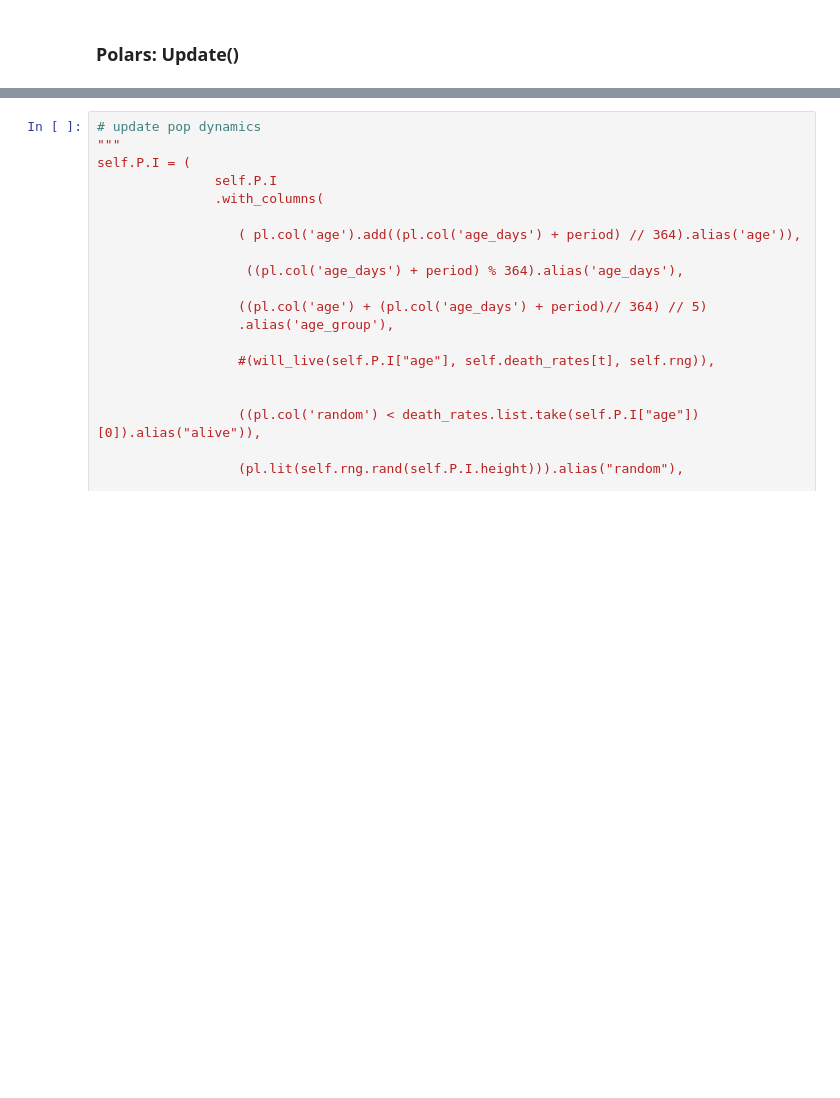
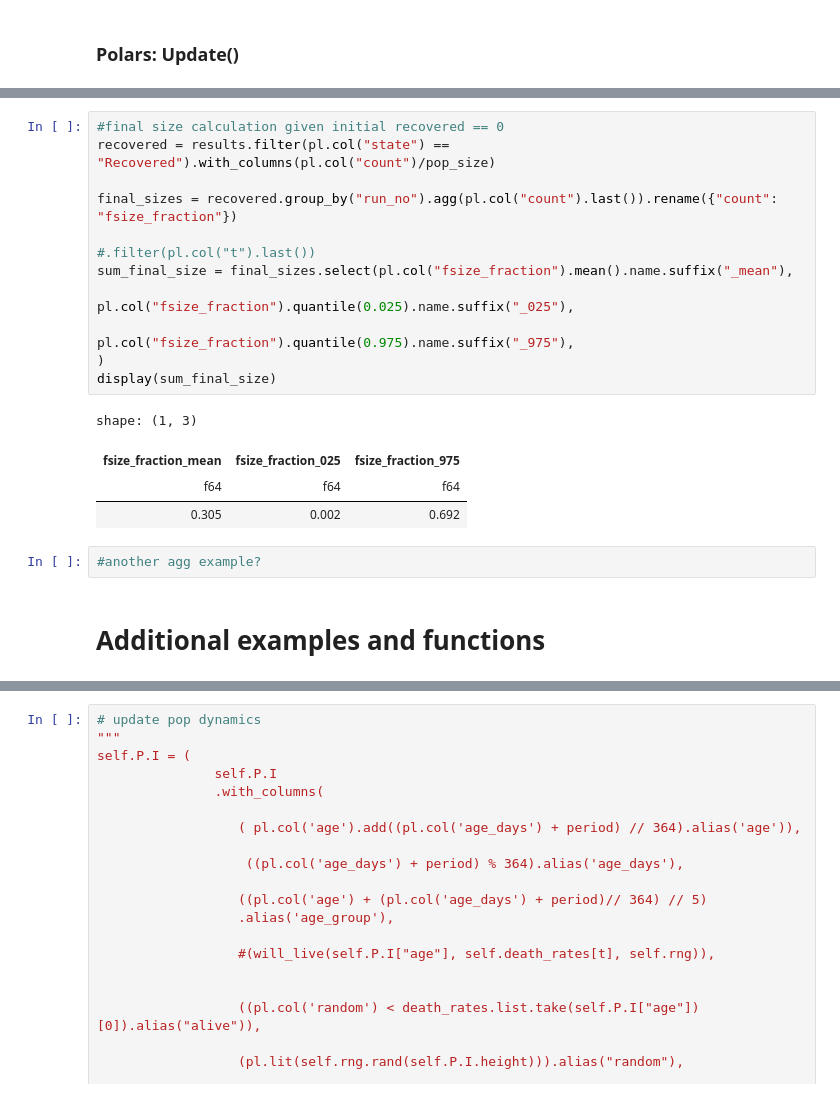
Before and after one commit to nefeltellioglu/polars_workshop, a Jupyter notebook: workshop.ipynb, the cells around one changed output, grey strips where cells are left out. Drawn from its saved outputs; the diff is of its cells as text; blank space fills up the shorter version.

```diff
--- a/workshop.ipynb
+++ b/workshop.ipynb
@@ -330,0 +339,21 @@ shape: (5, 5)
+# %%
+#final size calculation given initial recovered == 0
+recovered = results.filter(pl.col("state") == "Recovered").with_columns(pl.col("count")/pop_size)
+
+final_sizes = recovered.group_by("run_no").agg(pl.col("count").last()).rename({"count": "fsize_fraction"})
+
+#.filter(pl.col("t").last())
+sum_final_size = final_sizes.select(pl.col("fsize_fraction").mean().name.suffix("_mean"),
+                                    pl.col("fsize_fraction").quantile(0.025).name.suffix("_025"),
+                                    pl.col("fsize_fraction").quantile(0.975).name.suffix("_975"),
+)
+display(sum_final_size)
+# %% [output]
+shape: (1, 3)
+| fsize_fraction_mean | fsize_fraction_025 | fsize_fraction_975 |
+| f64 | f64 | f64 |
+| 0.305 | 0.002 | 0.692 |
+# %%
+#another agg example?
+# %% [markdown]
+# Additional examples and functions
```
Also changed, not shown: parts of 15 cells of this notebook, 1 other file.
